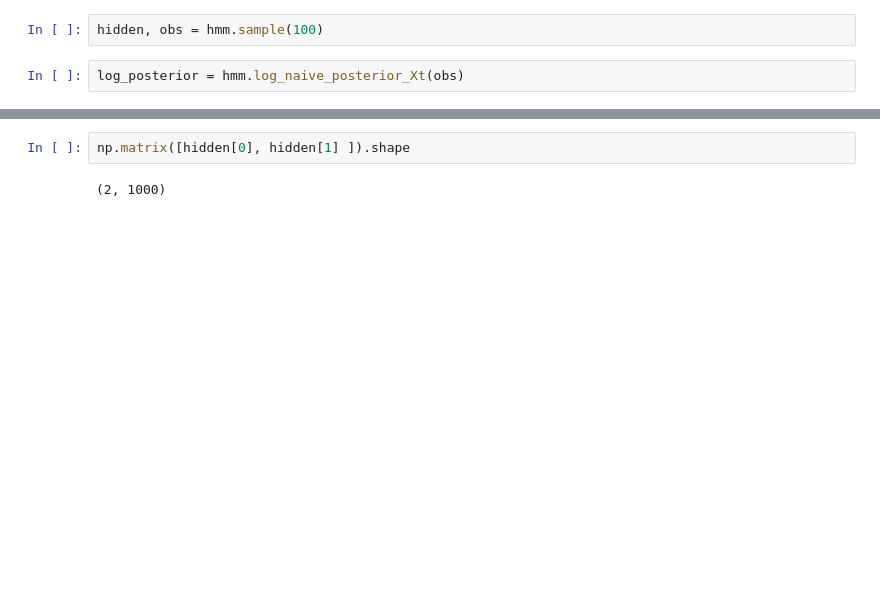
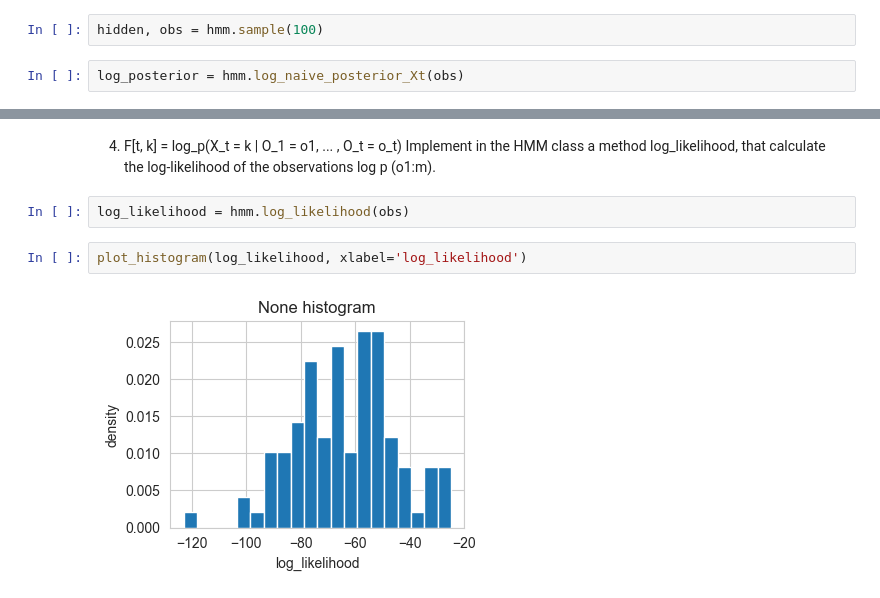
Before and after one commit to Hadartalisr/Probabilistic_Methods_In_AI, a Jupyter notebook: Project_1/proj1.ipynb, the cells around one changed output, grey strips where cells are left out. Drawn from its saved outputs; the diff is of its cells as text; blank space fills up the shorter version.

```diff
--- a/Project_1/proj1.ipynb
+++ b/Project_1/proj1.ipynb
@@ -559,4 +566,9 @@ plot_sequence(np.matrix([ np.exp(log_posterior[2,:, 1]) ]).T)
+# %% [markdown]
+4. F[t, k] = log_p(X_t = k | O_1 = o1, ... , O_t = o_t)
+Implement in the HMM class a method log_likelihood, that calculate the log-likelihood of the observations log p (o1:m).
 # %%
-np.matrix([hidden[0], hidden[1] ]).shape
+log_likelihood = hmm.log_likelihood(obs)
-# %% [output]
-(2, 1000)
+# %%
+plot_histogram(log_likelihood, xlabel='log_likelihood')
+# %% [output]
+[figure, added]
```
Also changed, not shown: parts of 6 cells of this notebook.
